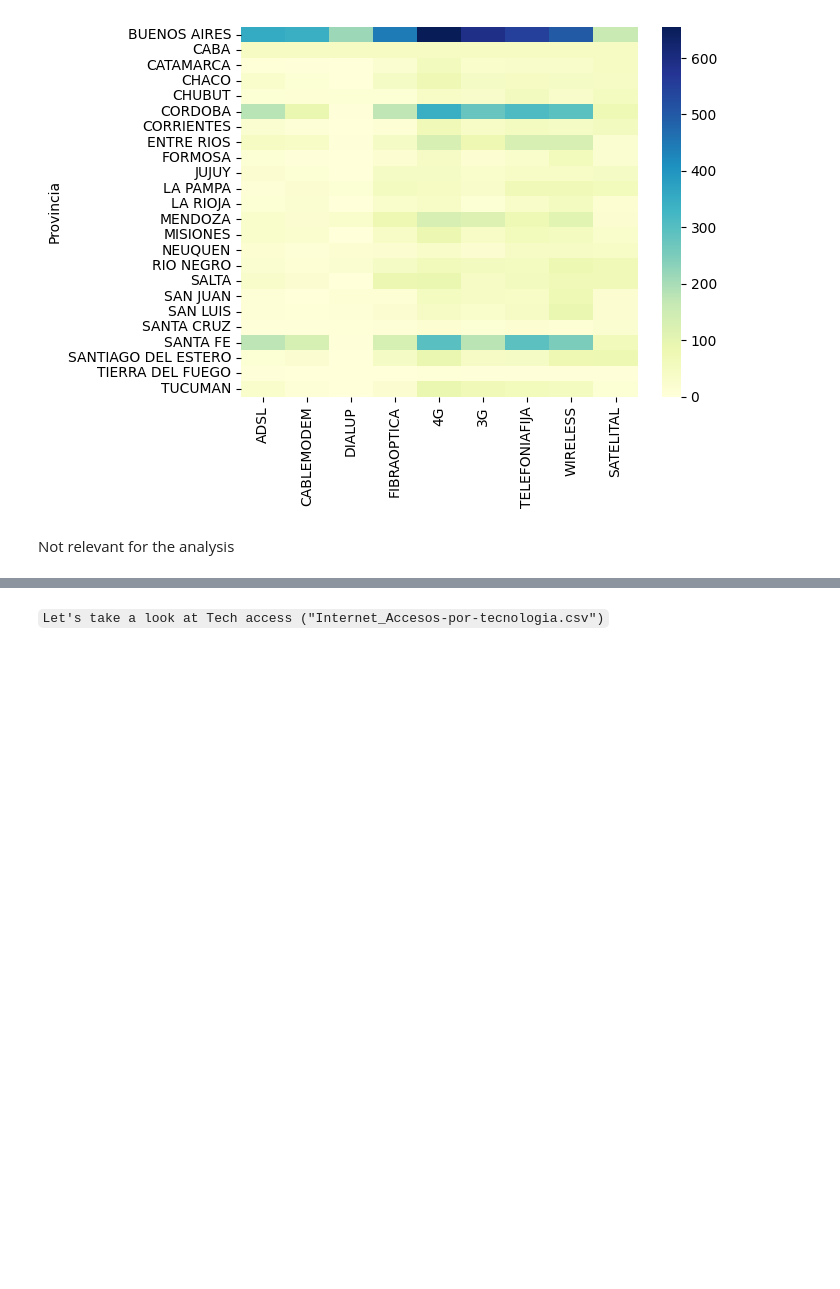
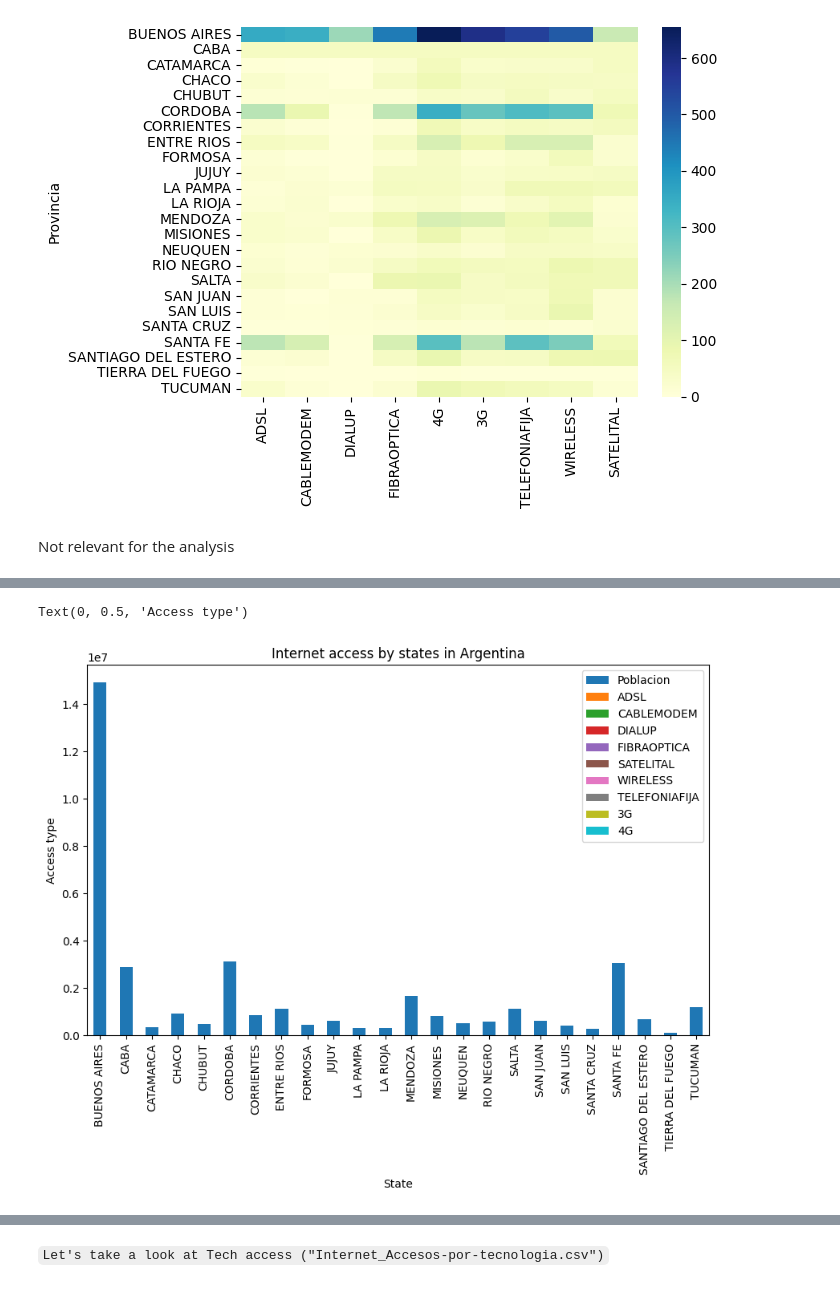
Before and after one commit to juanmaluna21/PI-DataAnalyst, a Jupyter notebook: dea_main.ipynb, the cells around one changed output, grey strips where cells are left out. Drawn from its saved outputs; the diff is of its cells as text; code cells hidden in the pictures; blank space fills up the shorter version.

```diff
--- a/dea_main.ipynb
+++ b/dea_main.ipynb
@@ -251,0 +254,3 @@ Not relevant for the analysis
+# %%
+connection_perservice= pd.read_csv(r'Datasets_import\ConectividadalserviciodeInternet_2776151681933683561.csv')
+connection_perservice.head()
@@ -251,0 +264,14 @@ Not relevant for the analysis
+# %%
+connection_perservice = connection_perservice.groupby('Provincia').agg({'Poblacion': 'sum',
+                                                                         'ADSL': lambda x: sum(x=='SI'),
+                                                                         'CABLEMODEM': lambda x: sum(x=='SI'),
+                                                                         'DIALUP': lambda x: sum(x=='SI'),
+                                                                         'FIBRAOPTICA': lambda x: sum(x=='SI'),
+                                                                         'SATELITAL': lambda x: sum(x=='SI'),
+                                                                         'WIRELESS': lambda x: sum(x=='SI'),
+                                                                         'TELEFONIAFIJA': lambda x: sum(x=='SI'),
+                                                                         '3G': lambda x: sum(x=='SI'),
+                                                                         '4G': lambda x: sum(x=='SI')})
+
+connection_perservice= connection_perservice.reset_index()
+connection_perservice
@@ -251,0 +296,21 @@ Not relevant for the analysis
+# %%
+# Let's create a bar plot
+data = connection_perservice
+df = pd.DataFrame(data)
+
+# Only these columns just make the graphic readable
+df_plot = df[['Provincia', 'Poblacion',	'ADSL',	'CABLEMODEM', 'DIALUP', 'FIBRAOPTICA', 'SATELITAL', 'WIRELESS', 'TELEFONIAFIJA', '3G','4G']]
+
+# "Provincia" as index
+df_plot = df_plot.set_index('Provincia')
+
+# Bar plot
+ax = df_plot.plot(kind='bar', stacked=True, figsize=(10, 6))
+
+# Titles and labels
+ax.set_title('Internet access by states in Argentina')
+ax.set_xlabel('State')
+ax.set_ylabel('Access type')
+# %% [output]
+Text(0, 0.5, 'Access type')
+[figure, added]
```
Also changed, not shown: parts of 16 cells of this notebook.
